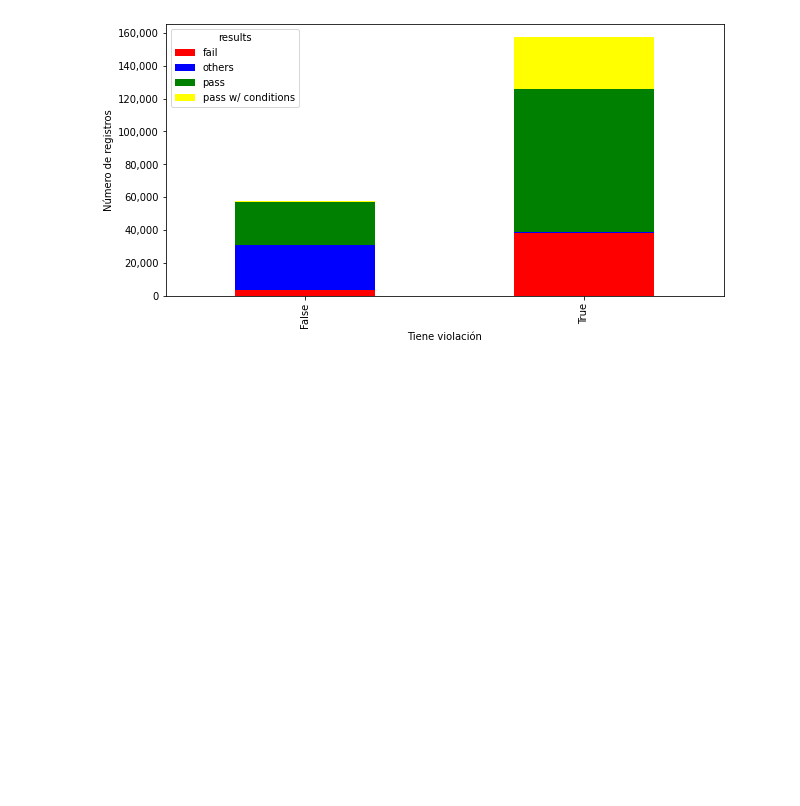
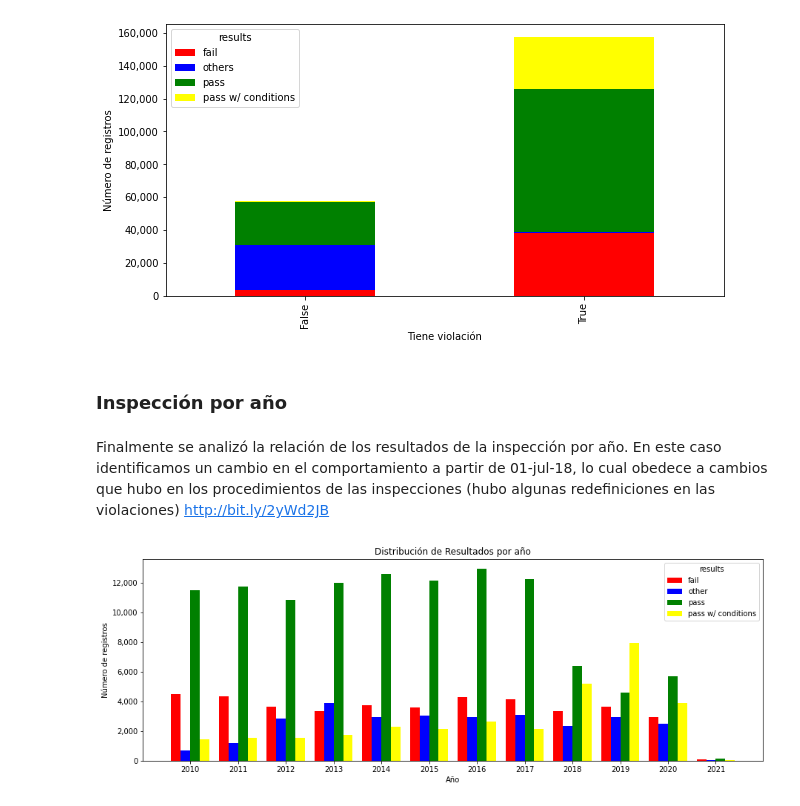
Before and after one commit to DorelyMS/data-product-architecture, a Jupyter notebook: notebooks/eda/Visualizaciones.ipynb, the cells around one changed output. Cells and saved outputs as stored; diff of their text form; code cells hidden in the pictures; blank space fills up the shorter version.

Commit message:
se agrega grafica de resultados por año

```diff
--- a/notebooks/eda/Visualizaciones.ipynb
+++ b/notebooks/eda/Visualizaciones.ipynb
@@ -247,3 +249,62 @@ Try using .loc[row_indexer,col_indexer] = value instead
 
 See the caveats in the documentation: https://pandas.pydata.org/pandas-docs/stable/user_guide/indexing.html#returning-a-view-versus-a-copy
 [figure]
+# %% [markdown]
+### Inspección por año
+# %% [markdown]
+Finalmente se analizó la relación de los resultados de la inspección por año. En este caso identificamos un cambio en el comportamiento a partir de 01-jul-18, lo cual obedece a cambios que hubo en los procedimientos de las inspecciones (hubo algunas redefiniciones en las violaciones)
+http://bit.ly/2yWd2JB
+# %%
+data_plot = df
+# data_plot['week_day'] = pd.to_datetime(data['Inspection Date']).dt.dayofweek
+# data_plot['week_day'] = data['week_day'].astype(object)
+data_plot['year'] = pd.to_datetime(data_plot['inspection_date']).dt.year
+data_plot['year'] = data_plot['year'].astype(object)
+
+data_plot = data_plot[['year', 'results']]
+
+cat_pon = data_plot['results'].value_counts(normalize=True)
+cat_rel = cat_pon.where(lambda x : x>0.10).dropna()
+cat_plot = min(cat_rel.size,3)
+need1 = cat_pon.index[:cat_plot]
+data_plot['results'] = np.where(data_plot['results'].isin(need1), data_plot['results'], 'other')
+need1 = need1.insert(len(need1),'other')
+need2 = data_plot['year'].value_counts().sort_index().index[:]
+
+data_plot['dummy'] = np.ones(data_plot.shape[0])
+
+grouped = data_plot.groupby(by=['results','year']).size().to_frame('count').reindex(pd.MultiIndex.from_product([np.asarray(need1), np.asarray(need2)])).fillna(0).unstack()
+
+# Numbers of pairs of bars you want
+N = len(grouped.columns.levels[1])
+
+# Data on X-axis
+bar0 = grouped.loc[:,(slice(None), slice(None))].values[0]
+bar1 = grouped.loc[:,(slice(None), slice(None))].values[1]
+bar2 = grouped.loc[:,(slice(None), slice(None))].values[2]
+bar3 = grouped.loc[:,(slice(None), slice(None))].values[3]
+
+# Position of bars on x-axis
+ind = np.arange(N)
+
+fig = plt.figure(figsize=(15,5))
+
+width = 0.2
+
+plt.bar(ind,           bar0, width, label=grouped.index[0], color='red')
+plt.bar(ind +   width, bar1, width, label=grouped.index[1], color='blue')
+plt.bar(ind + 2*width, bar2, width, label=grouped.index[2], color='green')
+plt.bar(ind + 3*width, bar3, width, label=grouped.index[3], color='yellow')
+
+plt.xlabel('Año')
+plt.ylabel('Número de registros')
+plt.title('Distribución de Resultados por año')
+
+plt.gca().yaxis.set_major_formatter(ticker.FuncFormatter(lambda x, p: format(int(x), ',')))
+
+plt.xticks(ind + 3*width / 2, grouped.columns.levels[1])
+
+plt.legend(loc='best',title="results")
+plt.show()
+# %% [output]
+[figure, added]
```
Also changed, not shown: parts of 7 cells of this notebook.
